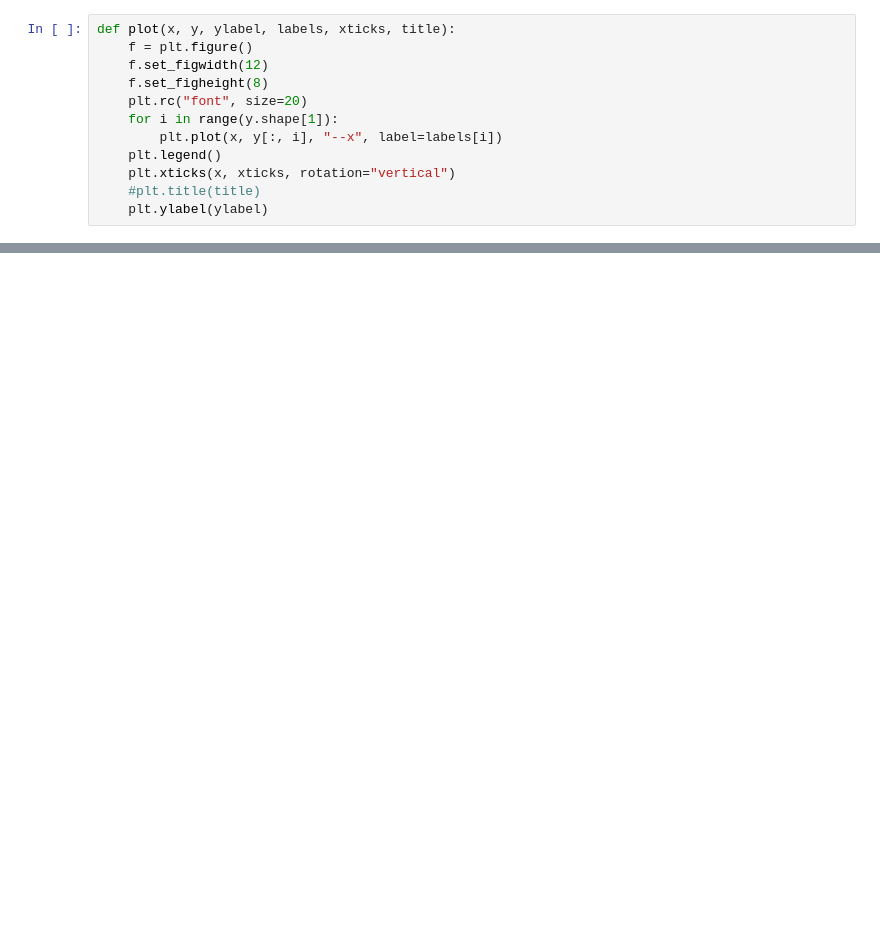
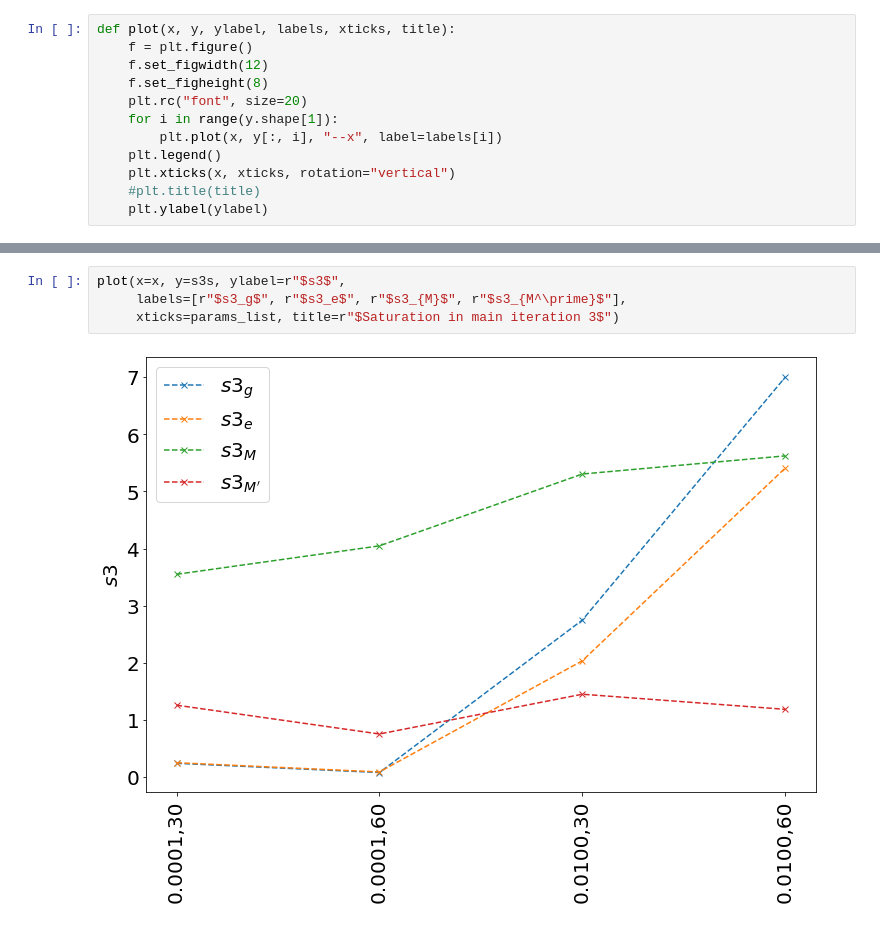
Before and after one commit to mati3230/ODA, a Jupyter notebook: analyze.ipynb, the cells around one changed output, grey strips where cells are left out. Cells and saved outputs as stored; diff of their text form; blank space fills up the shorter version.

```diff
--- a/analyze.ipynb
+++ b/analyze.ipynb
@@ -133,0 +224,6 @@ plot(x=x, y=sizes[:, :2], ylabel=r"$|\mathcal{S}|$", labels=[r"$|\mathcal{S}_g|$
+# %%
+plot(x=x, y=s3s, ylabel=r"$s3$",
+     labels=[r"$s3_g$", r"$s3_e$", r"$s3_{M}$", r"$s3_{M^\prime}$"],
+     xticks=params_list, title=r"$Saturation in main iteration 3$")
+# %% [output]
+[figure, added]
```
Also changed, not shown: parts of 20 cells of this notebook.
